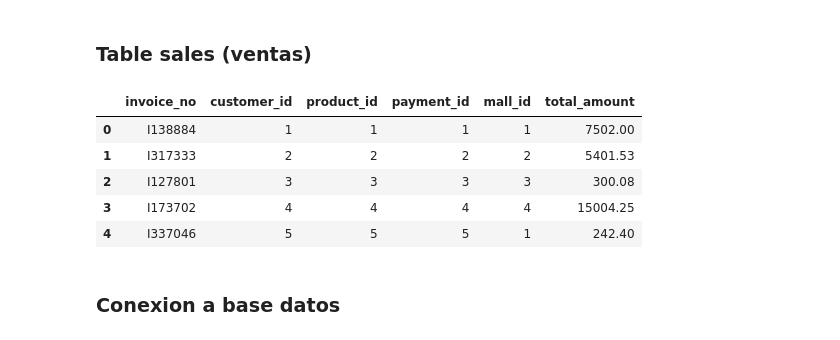
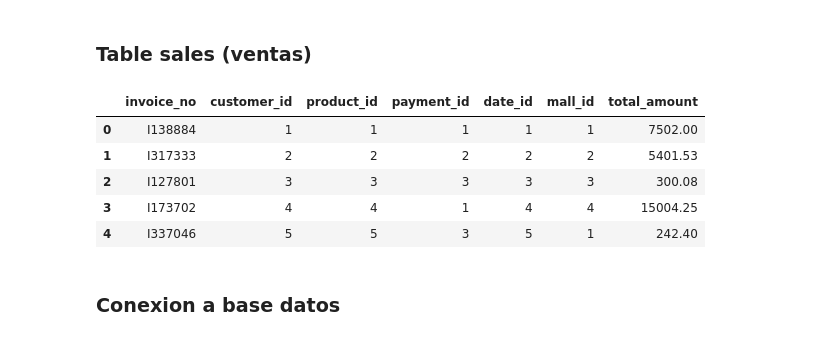
Before and after one commit to Jean-Carlos-L/retail-data-warehouse, a Jupyter notebook: index.ipynb, the cells around one changed output. Drawn from its saved outputs; the diff is of its cells as text; code cells hidden in the pictures.

```diff
--- a/index.ipynb
+++ b/index.ipynb
@@ -175,7 +173,7 @@ df_star.head()
 # %% [markdown]
 ### Table payments (pagos)
 # %%
-dim_payment = df_star[['payment_method', 'invoice_date']].drop_duplicates().reset_index(drop=True)
+dim_payment = df_star[['payment_method']].drop_duplicates().reset_index(drop=True)
 dim_payment['payment_id'] = dim_payment.index + 1
 dim_payment.head()
 # %% [output]
@@ -187,0 +186,11 @@ dim_payment.head()
+# %%
+dim_date = df_star[['invoice_date']].drop_duplicates().reset_index(drop=True)
+dim_date['date'] = dim_date['invoice_date'].dt.date
+dim_date['year'] = dim_date['invoice_date'].dt.year
+dim_date['month'] = dim_date['invoice_date'].dt.month
+dim_date['day'] = dim_date['invoice_date'].dt.day
+dim_date['day_of_week'] = dim_date['invoice_date'].dt.dayofweek
+dim_date['quarter'] = dim_date['invoice_date'].dt.quarter
+dim_date = dim_date[['invoice_date', 'date', 'year', 'month', 'day', 'day_of_week', 'quarter']].reset_index(drop=True)
+dim_date['date_id'] = dim_date.index + 1
+dim_date.head()
@@ -203,42 +219,47 @@ dim_mall.head()
 # %%
 df_star = df_star.merge(
     dim_customer,
     on=['gender', 'age'],
     how='left'
 )
 df_star = df_star.rename(columns={'customer_id_y': 'customer_id'})
-
-
 
 df_star = df_star.merge(
     dim_product,
     on=['category', 'price', 'quantity'],
     how='left'
 )
 df_star = df_star.rename(columns={'product_id_y': 'product_id'})
 
 df_star = df_star.merge(
     dim_payment,
-    on=['payment_method', 'invoice_date'],
+    on=['payment_method'],
     how='left'
 )
+
+df_star = df_star.merge(
+    dim_date,
+    on=['invoice_date'],
+    how='left'
+)
+
+dim_date.drop(columns=['invoice_date'], inplace=True)
 
 df_star = df_star.merge(
     dim_mall,
     on=['shopping_mall'],
     how='left'
 )
 
-
-fact_sales = df_star[['invoice_no', 'customer_id', 'product_id', 'payment_id', 'mall_id', 'total_amount']]
+fact_sales = df_star[['invoice_no', 'customer_id', 'product_id', 'payment_id', 'date_id', 'mall_id', 'total_amount']]
 fact_sales.head()
 # %% [output]
-|  | invoice_no | customer_id | product_id | payment_id | mall_id | total_amount |
-| 0 | I138884 | 1 | 1 | 1 | 1 | 7502.00 |
-| 1 | I317333 | 2 | 2 | 2 | 2 | 5401.53 |
-| 2 | I127801 | 3 | 3 | 3 | 3 | 300.08 |
-| 3 | I173702 | 4 | 4 | 4 | 4 | 15004.25 |
-| 4 | I337046 | 5 | 5 | 5 | 1 | 242.40 |
+|  | invoice_no | customer_id | product_id | payment_id | date_id | mall_id | total_amount |
+| 0 | I138884 | 1 | 1 | 1 | 1 | 1 | 7502.00 |
+| 1 | I317333 | 2 | 2 | 2 | 2 | 2 | 5401.53 |
+| 2 | I127801 | 3 | 3 | 3 | 3 | 3 | 300.08 |
+| 3 | I173702 | 4 | 4 | 1 | 4 | 4 | 15004.25 |
+| 4 | I337046 | 5 | 5 | 3 | 5 | 1 | 242.40 |
 # %% [markdown]
 ### Conexion a base datos
 # %%
```
Also changed, not shown: parts of 5 cells of this notebook, 1 other file.
